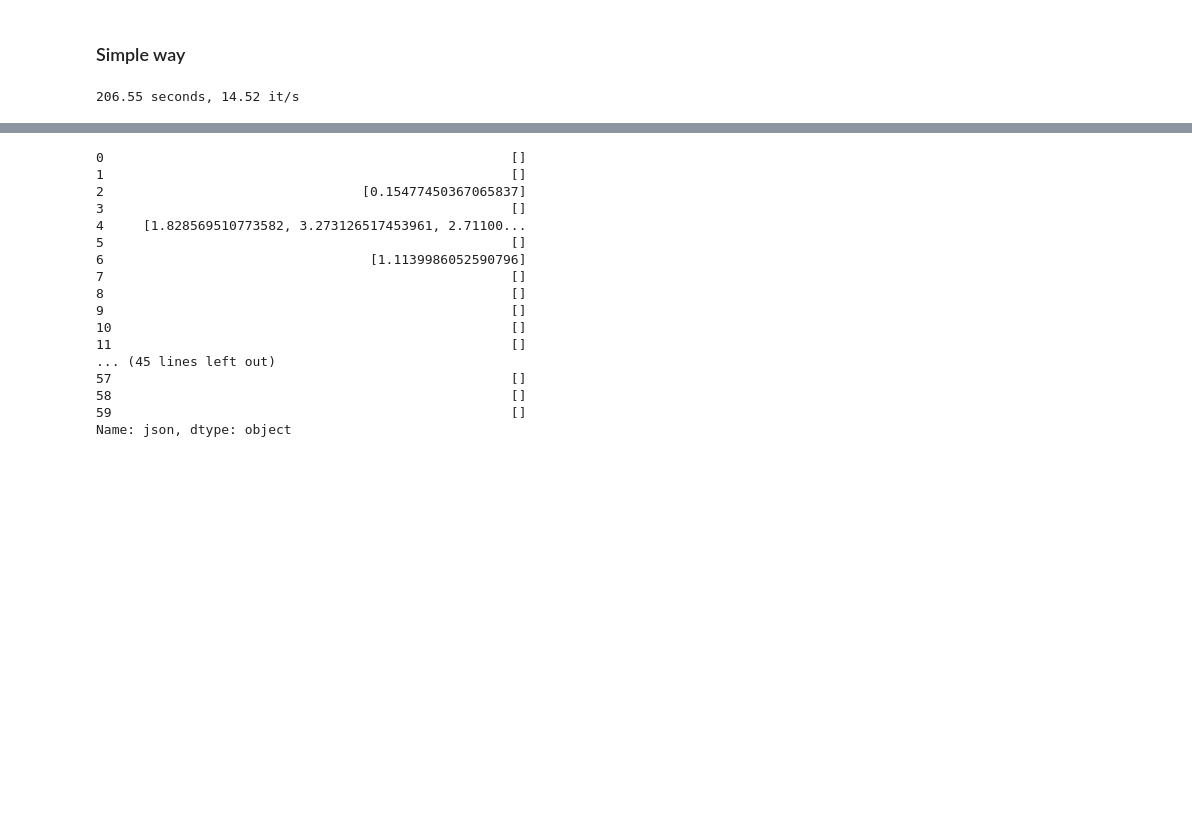
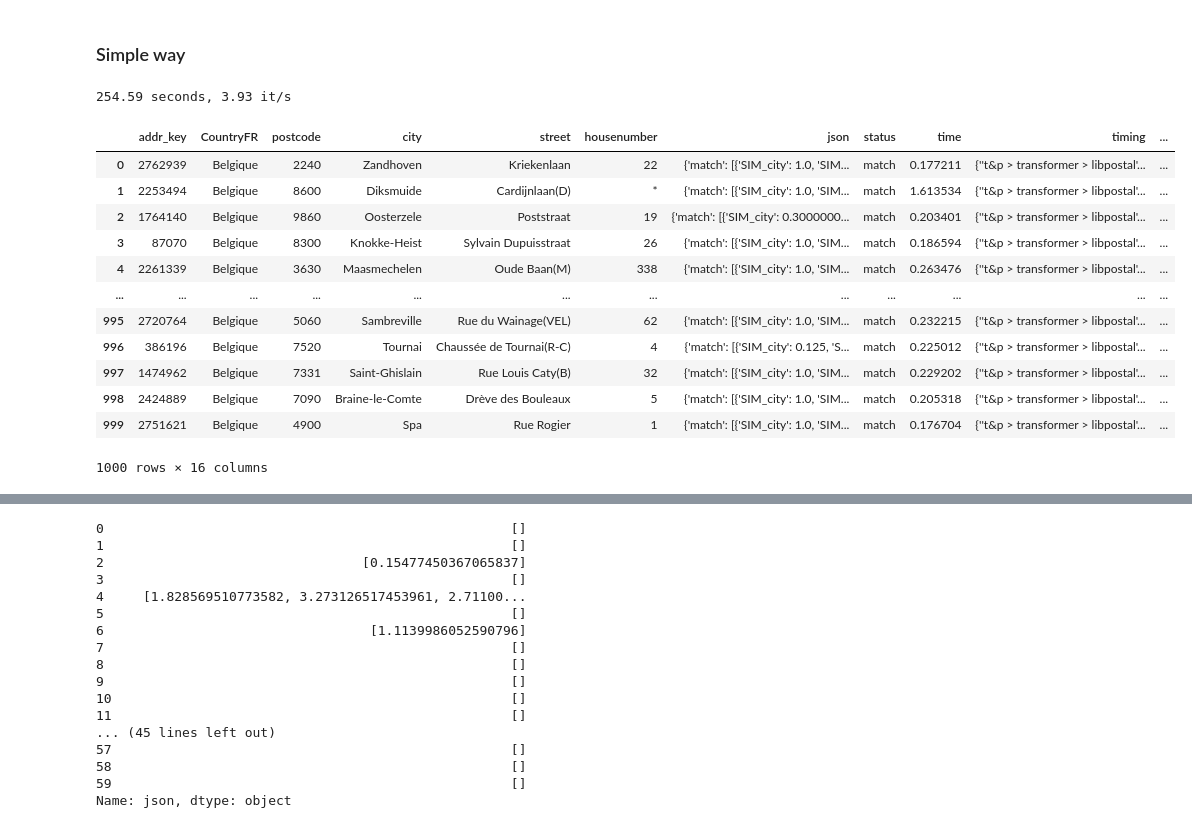
Before and after one commit to SmalsResearch/NominatimWrapper, a Jupyter notebook: AddressCleanserREST_test.ipynb, the cells around one changed output, grey strips where cells are left out. Saved outputs shown, nothing was run; the diff lists cells and outputs as text; code cells hidden in the pictures; blank space fills up the shorter version.

```diff
--- a/AddressCleanserREST_test.ipynb
+++ b/AddressCleanserREST_test.ipynb
@@ -192,7 +195,7 @@ addresses["addr_key"] = addresses.index.astype(str)
 addresses_seq = addresses.copy()
 
 t = datetime.now()
-addresses_seq["json"] = addresses_seq.fillna("").progress_apply(call_ws, check_result=False, structured_osm=False, axis=1)
+addresses_seq["json"] = addresses_seq.fillna("").progress_apply(call_ws, check_result=True, structured_osm=False, axis=1)
 tot_time = (datetime.now() - t).total_seconds()
 print(f"{tot_time:.2f} seconds, {addresses_seq.shape[0]/tot_time:.2f} it/s")
 # KBO dataset:
@@ -207,7 +210,21 @@ print(f"{tot_time:.2f} seconds, {addresses_seq.shape[0]/tot_time:.2f} it/s")
 # Normal mode: 108.53 seconds, 9.21 it/s
 # Fast mode: 37.44 seconds, 26.71 it/s
 # %% [output]
-206.55 seconds, 14.52 it/s
+254.59 seconds, 3.93 it/s
 # %%
-# expand_json(addresses_seq)
-# addresses_seq
+expand_json(addresses_seq)
+addresses_seq
+# %% [output]
+|  | addr_key | CountryFR | postcode | city | street | housenumber | json | status | time | timing | ... |
+| 0 | 2762939 | Belgique | 2240 | Zandhoven | Kriekenlaan | 22 | {'match': [{'SIM_city': 1.0, 'SIM... | match | 0.177211 | {''t&p > transformer > libpostal'... | ... |
+| 1 | 2253494 | Belgique | 8600 | Diksmuide | Cardijnlaan(D) | * | {'match': [{'SIM_city': 1.0, 'SIM... | match | 1.613534 | {''t&p > transformer > libpostal'... | ... |
+| 2 | 1764140 | Belgique | 9860 | Oosterzele | Poststraat | 19 | {'match': [{'SIM_city': 0.3000000... | match | 0.203401 | {''t&p > transformer > libpostal'... | ... |
+| 3 | 87070 | Belgique | 8300 | Knokke-Heist | Sylvain Dupuisstraat | 26 | {'match': [{'SIM_city': 1.0, 'SIM... | match | 0.186594 | {''t&p > transformer > libpostal'... | ... |
+| 4 | 2261339 | Belgique | 3630 | Maasmechelen | Oude Baan(M) | 338 | {'match': [{'SIM_city': 1.0, 'SIM... | match | 0.263476 | {''t&p > transformer > libpostal'... | ... |
+| ... | ... | ... | ... | ... | ... | ... | ... | ... | ... | ... | ... |
+| 995 | 2720764 | Belgique | 5060 | Sambreville | Rue du Wainage(VEL) | 62 | {'match': [{'SIM_city': 1.0, 'SIM... | match | 0.232215 | {''t&p > transformer > libpostal'... | ... |
+| 996 | 386196 | Belgique | 7520 | Tournai | Chaussée de Tournai(R-C) | 4 | {'match': [{'SIM_city': 0.125, 'S... | match | 0.225012 | {''t&p > transformer > libpostal'... | ... |
+| 997 | 1474962 | Belgique | 7331 | Saint-Ghislain | Rue Louis Caty(B) | 32 | {'match': [{'SIM_city': 1.0, 'SIM... | match | 0.229202 | {''t&p > transformer > libpostal'... | ... |
+| 998 | 2424889 | Belgique | 7090 | Braine-le-Comte | Drève des Bouleaux | 5 | {'match': [{'SIM_city': 1.0, 'SIM... | match | 0.205318 | {''t&p > transformer > libpostal'... | ... |
+| 999 | 2751621 | Belgique | 4900 | Spa | Rue Rogier | 1 | {'match': [{'SIM_city': 1.0, 'SIM... | match | 0.176704 | {''t&p > transformer > libpostal'... | ... |
+1000 rows × 16 columns
```
Also changed, not shown: parts of 15 cells of this notebook, 14 other files.
